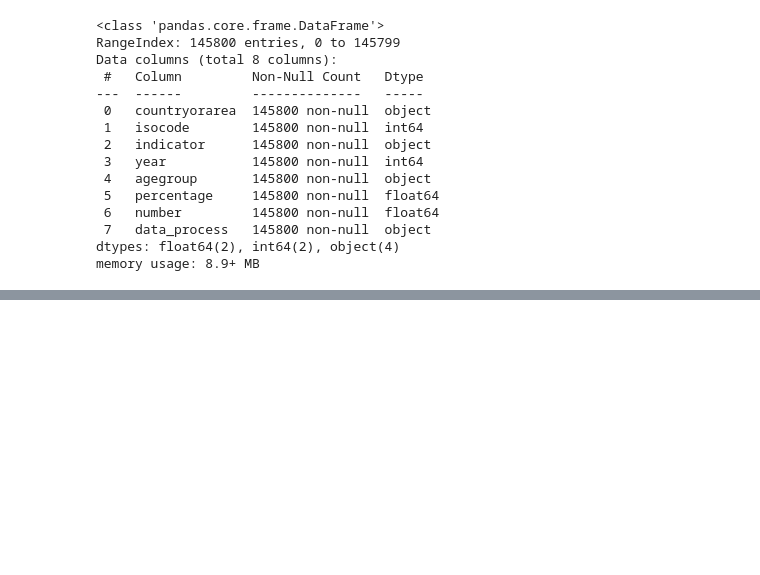
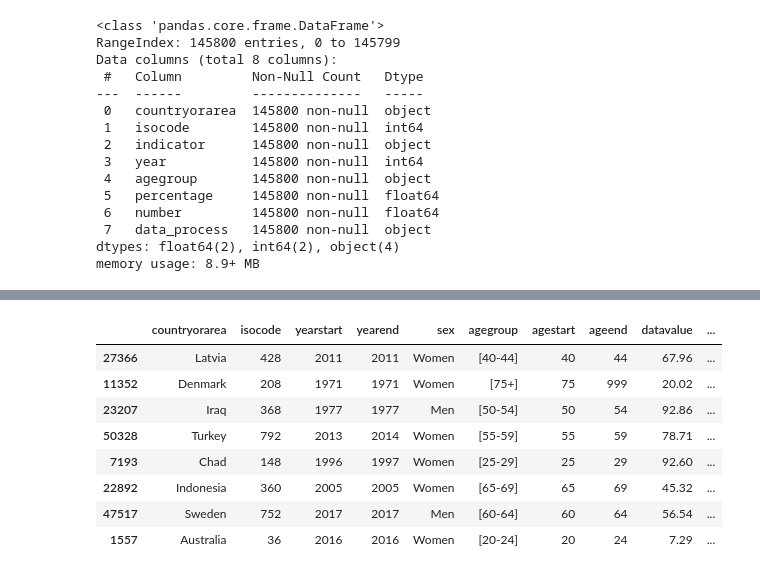
Before and after one commit to YkslB/marriage_statistics, a Jupyter notebook: scripts/Cleaning.ipynb, the cells around one changed output, grey strips where cells are left out. Cells and saved outputs as stored; diff of their text form; code cells hidden in the pictures; blank space fills up the shorter version.

```diff
--- a/scripts/Cleaning.ipynb
+++ b/scripts/Cleaning.ipynb
@@ -569,0 +588,21 @@ memory usage: 8.9+ MB
+# %%
+df_11.columns = (
+    df_11.columns
+    .str.lower()
+    .str.strip()
+    .str.replace(' ', '')
+    .str.replace('(', '')
+    .str.replace(')', '')
+    .str.replace('[^0-9a-zA-Z_]','' ,regex= True)
+    )
+df_11.sample(8)
+# %% [output]
+|  | countryorarea | isocode | yearstart | yearend | sex | agegroup | agestart | ageend | datavalue | ... |
+| 27366 | Latvia | 428 | 2011 | 2011 | Women | [40-44] | 40 | 44 | 67.96 | ... |
+| 11352 | Denmark | 208 | 1971 | 1971 | Women | [75+] | 75 | 999 | 20.02 | ... |
+| 23207 | Iraq | 368 | 1977 | 1977 | Men | [50-54] | 50 | 54 | 92.86 | ... |
+| 50328 | Turkey | 792 | 2013 | 2014 | Women | [55-59] | 55 | 59 | 78.71 | ... |
+| 7193 | Chad | 148 | 1996 | 1997 | Women | [25-29] | 25 | 29 | 92.60 | ... |
+| 22892 | Indonesia | 360 | 2005 | 2005 | Women | [65-69] | 65 | 69 | 45.32 | ... |
+| 47517 | Sweden | 752 | 2017 | 2017 | Men | [60-64] | 60 | 64 | 56.54 | ... |
+| 1557 | Australia | 36 | 2016 | 2016 | Women | [20-24] | 20 | 24 | 7.29 | ... |
```
Also changed, not shown: parts of 16 cells of this notebook, 11 other files.
